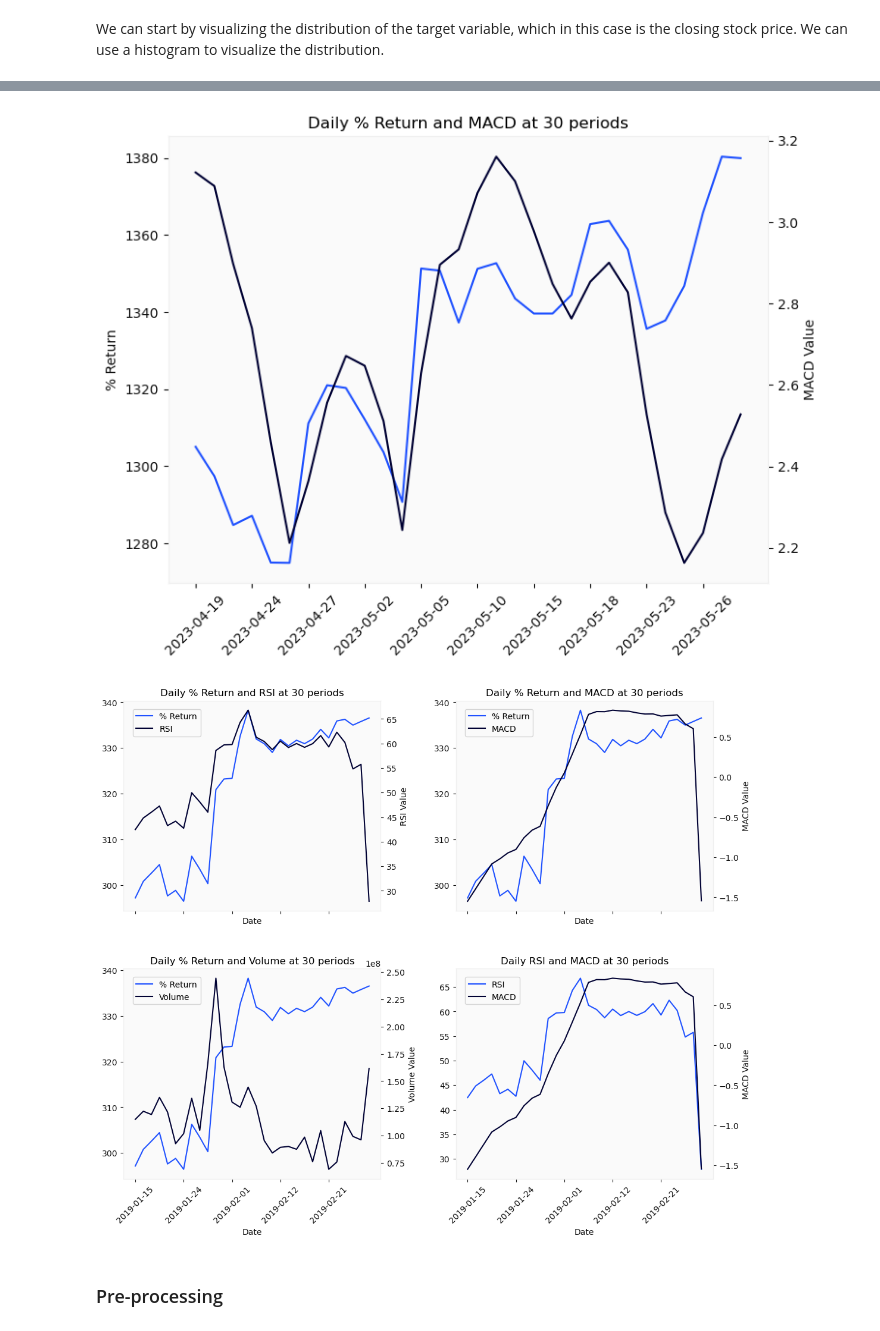
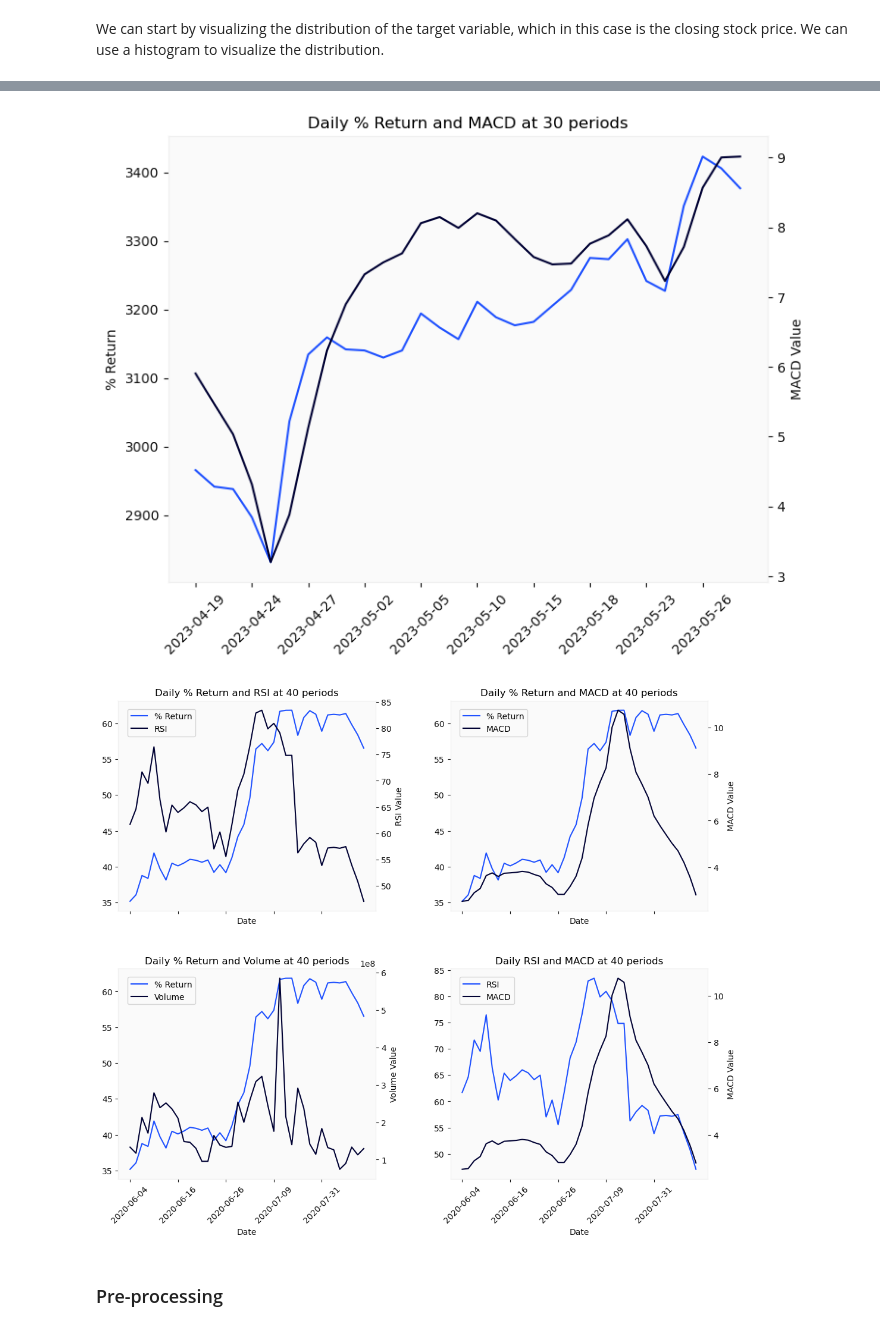
Before and after one commit to jblanco89/MLOps_zoomcamp_course, a Jupyter notebook: EDA/stock_market_analysis.ipynb, the cells around one changed output, grey strips where cells are left out. Saved outputs shown, nothing was run; the diff lists cells and outputs as text; code cells hidden in the pictures.

```diff
--- a/EDA/stock_market_analysis.ipynb
+++ b/EDA/stock_market_analysis.ipynb
@@ -123,7 +123,7 @@ def technical_indicators(df_path: str):
     print(df.tail())
     return df
 # %%
-data = technical_indicators(df_path='../data/AAPL_20230601.csv')
+data = technical_indicators(df_path='../data/MSFT_20230601.csv')
 # %% [output]
                   Open        High         Low       Close   Adj Close  \
 Date
@@ -391,7 +391,7 @@ def attributes_behaviour(df, indicator_1, indicator_2, n):
 
 attributes_behaviour(df=data, indicator_1='% Return', indicator_2='MACD', n=30)
 # %% [output]
-[figure, old version]
+[figure, new version]
 # %%
 def pairs_attributes_behaviour(df, attribute_pairs, n):
     fig, axs = plt.subplots(2, 2, figsize=(12, 10), sharex=True, )
@@ -427,9 +427,9 @@ def pairs_attributes_behaviour(df, attribute_pairs, n):
 plt.show()
 # %%
 attribute_pairs = [('% Return', 'RSI'), ('% Return', 'MACD'), ('% Return', 'Volume'), ('RSI', 'MACD')]
-pairs_attributes_behaviour(data_cleaned, attribute_pairs, 30)
+pairs_attributes_behaviour(data_cleaned, attribute_pairs, 40)
 # %% [output]
-[figure, old version]
+[figure, new version]
 # %% [markdown]
 ### Pre-processing
 # %%
```
Also changed, not shown: parts of 17 cells of this notebook, 4 other files.
